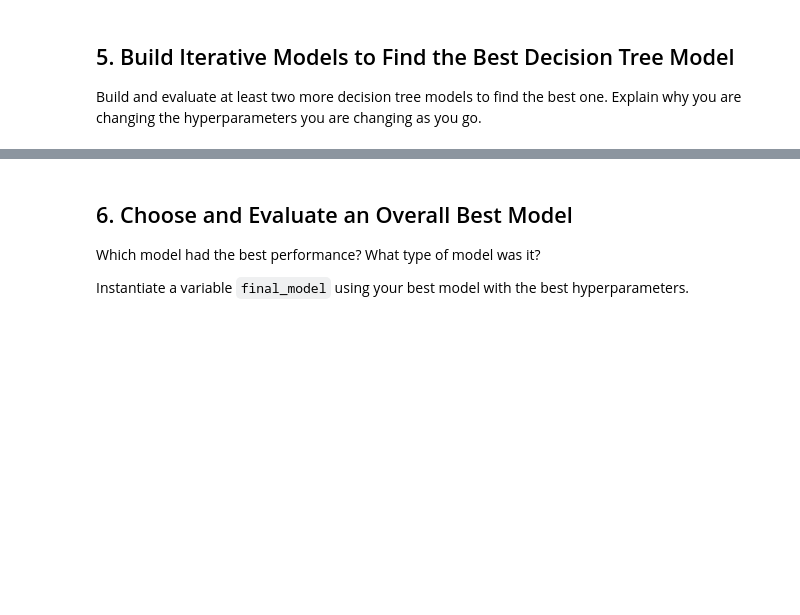
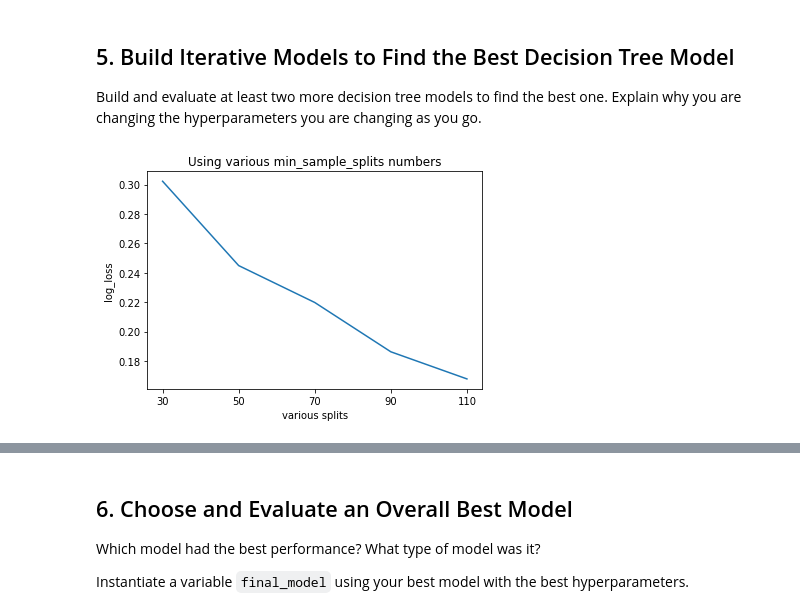
Before and after one commit to IainMosima/dsc-nonparametric-models-lab, a Jupyter notebook: index.ipynb, the cells around one changed output, grey strips where cells are left out. Cells and saved outputs as stored; diff of their text form; code cells hidden in the pictures; blank space fills up the shorter version.

```diff
--- a/index.ipynb
+++ b/index.ipynb
@@ -306,0 +307,17 @@ Build and evaluate at least two more decision tree models to find the best one.
+# %%
+# Using various around min_sample_split sizes
+splits = np.arange(30,120,20)
+log_loss_means = []
+
+for split in splits:
+    dtc_model = DecisionTreeClassifier(random_state=42, min_samples_split=split)
+    log_loss_means.append( -cross_val_score(dtc_model, X_train, y_train, scoring='neg_log_loss').mean() )
+
+plt.plot(splits, log_loss_means)
+plt.xlabel('various splits')
+plt.xticks(splits)
+plt.ylabel('log_loss')
+plt.title('Using various min_sample_splits numbers')
+plt.show()
+# %% [output]
+[figure, added]
```
Also changed, not shown: parts of 22 cells of this notebook.
